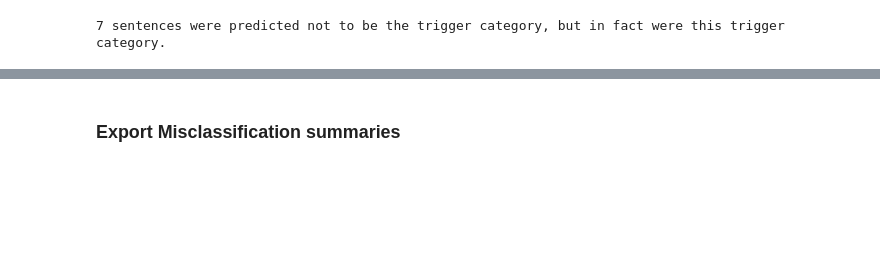
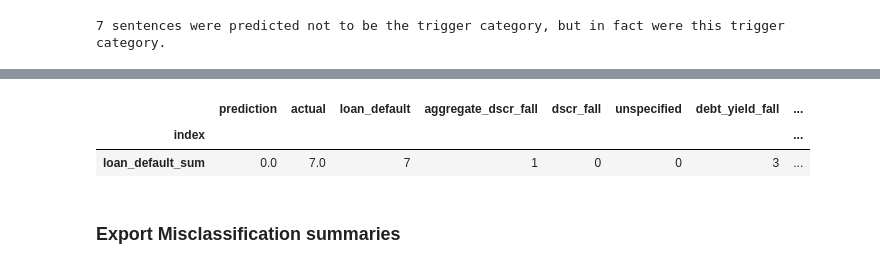
Before and after one commit to jcbdata/Legalese_Mortgage_Documents, a Jupyter notebook: Code/Exos_Mortgages_04JuneDataBLogOnly_LoanDefault.ipynb, the cells around one changed output, grey strips where cells are left out. Drawn from its saved outputs; the diff is of its cells as text; code cells hidden in the pictures; blank space fills up the shorter version.

```diff
--- a/Code/Exos_Mortgages_04JuneDataBLogOnly_LoanDefault.ipynb
+++ b/Code/Exos_Mortgages_04JuneDataBLogOnly_LoanDefault.ipynb
@@ -1045,3 +1042,9 @@ See the caveats in the documentation: https://pandas.pydata.org/pandas-docs/stab
+# %%
+misclassified_as_false_summary.iloc[[-1]]
+# %% [output]
+|  | prediction | actual | loan_default | aggregate_dscr_fall | dscr_fall | unspecified | debt_yield_fall | ... |
+| index |  |  |  |  |  |  |  | ... |
+| loan_default_sum | 0.0 | 7.0 | 7 | 1 | 0 | 0 | 3 | ... |
 # %% [markdown]
 ### Export Misclassification summaries
 # %%
```
Also changed, not shown: parts of 1 cell of this notebook.
